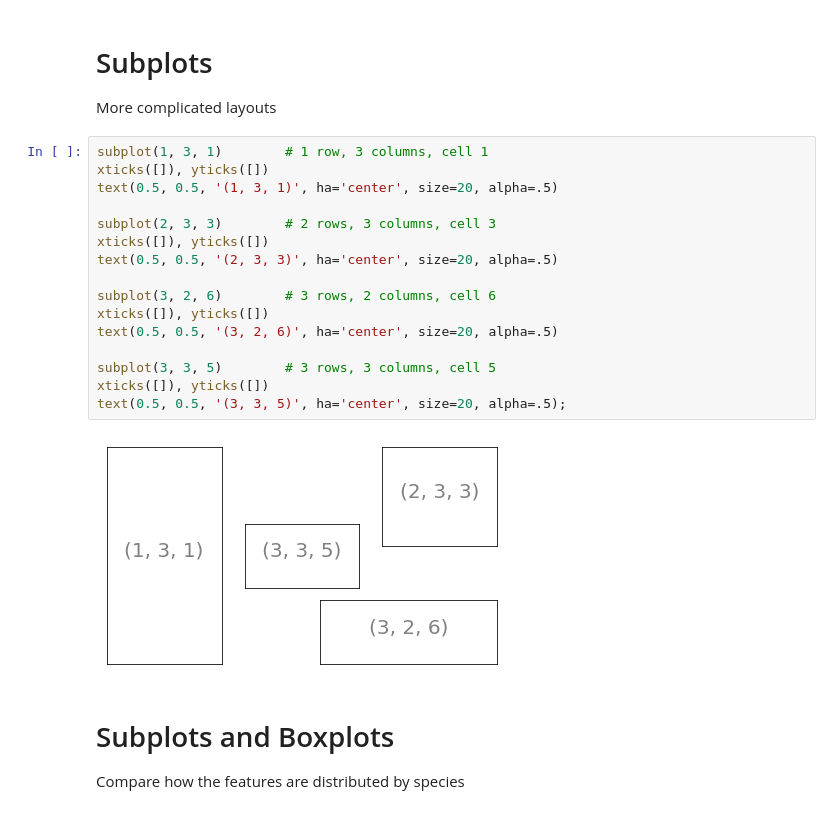
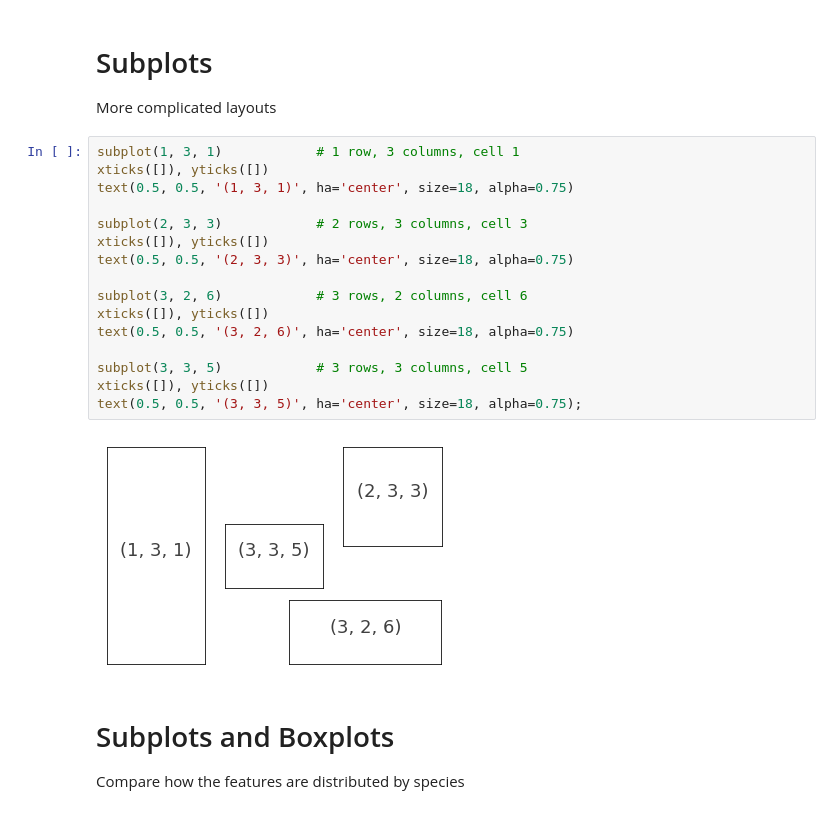
Before and after one commit to LUMC/python-course, a Jupyter notebook: visualization/DataVisualization1.ipynb, the cells around one changed output. Drawn from its saved outputs; the diff is of its cells as text.

```diff
--- a/visualization/DataVisualization1.ipynb
+++ b/visualization/DataVisualization1.ipynb
@@ -365,23 +365,23 @@ subplot(2, 2, 4) indicates the fourth cell of a 2 column x 2 row matrix
 
 More complicated layouts
 # %%
-subplot(1, 3, 1)        # 1 row, 3 columns, cell 1
+subplot(1, 3, 1)            # 1 row, 3 columns, cell 1
 xticks([]), yticks([])
-text(0.5, 0.5, '(1, 3, 1)', ha='center', size=20, alpha=.5)
+text(0.5, 0.5, '(1, 3, 1)', ha='center', size=18, alpha=0.75)
 
-subplot(2, 3, 3)        # 2 rows, 3 columns, cell 3
+subplot(2, 3, 3)            # 2 rows, 3 columns, cell 3
 xticks([]), yticks([])
-text(0.5, 0.5, '(2, 3, 3)', ha='center', size=20, alpha=.5)
+text(0.5, 0.5, '(2, 3, 3)', ha='center', size=18, alpha=0.75)
 
-subplot(3, 2, 6)        # 3 rows, 2 columns, cell 6
+subplot(3, 2, 6)            # 3 rows, 2 columns, cell 6
 xticks([]), yticks([])
-text(0.5, 0.5, '(3, 2, 6)', ha='center', size=20, alpha=.5)
+text(0.5, 0.5, '(3, 2, 6)', ha='center', size=18, alpha=0.75)
 
-subplot(3, 3, 5)        # 3 rows, 3 columns, cell 5
+subplot(3, 3, 5)            # 3 rows, 3 columns, cell 5
 xticks([]), yticks([])
-text(0.5, 0.5, '(3, 3, 5)', ha='center', size=20, alpha=.5);
+text(0.5, 0.5, '(3, 3, 5)', ha='center', size=18, alpha=0.75);
 # %% [output]
-[figure, old version]
+[figure, new version]
 # %% [markdown]
 # Subplots and Boxplots
 
```
Also changed, not shown: parts of 20 cells of this notebook.
